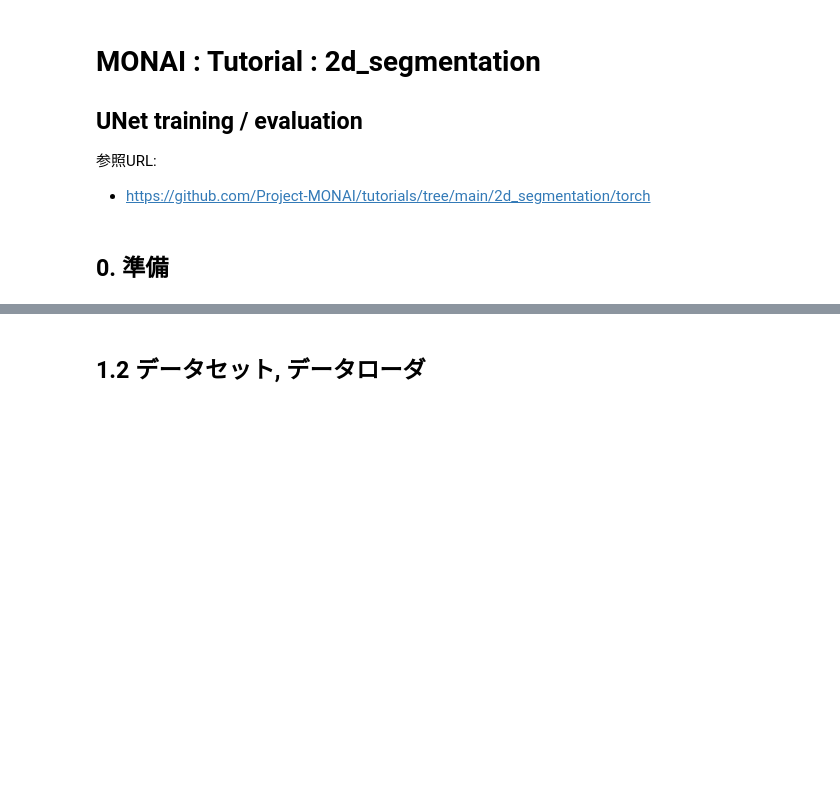
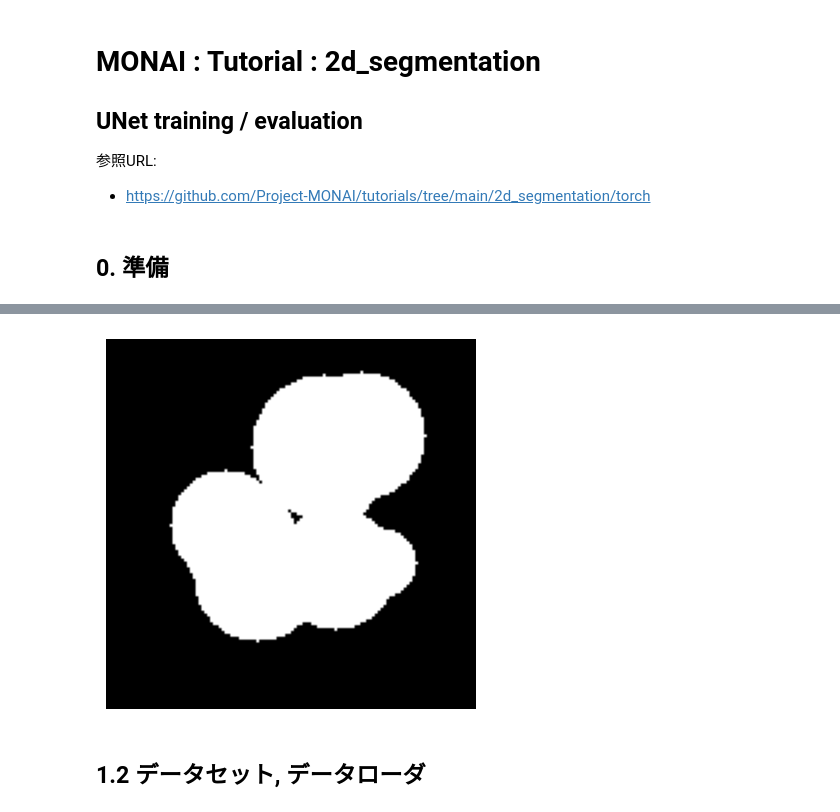
Before and after one commit to moonlight-aska/MONAI, a Jupyter notebook: 2d_segmentation/unet_train_eval.ipynb, the cells around one changed output, grey strips where cells are left out. Saved outputs shown, nothing was run; the diff lists cells and outputs as text; code cells hidden in the pictures; blank space fills up the shorter version.

```diff
--- a/2d_segmentation/unet_train_eval.ipynb
+++ b/2d_segmentation/unet_train_eval.ipynb
@@ -88,9 +93,11 @@ plt.show()
 # %%
 # ラベル画像
 seg = Image.open(train_files[0]['seg'])
-plt.imshow(seg)
+plt.imshow(seg, cmap='gray')
 plt.axis('off')
 plt.show()
+# %% [output]
+[figure, added]
 # %% [markdown]
 ## 1.2 データセット, データローダ
 # %%
```
Also changed, not shown: parts of 20 cells of this notebook.
